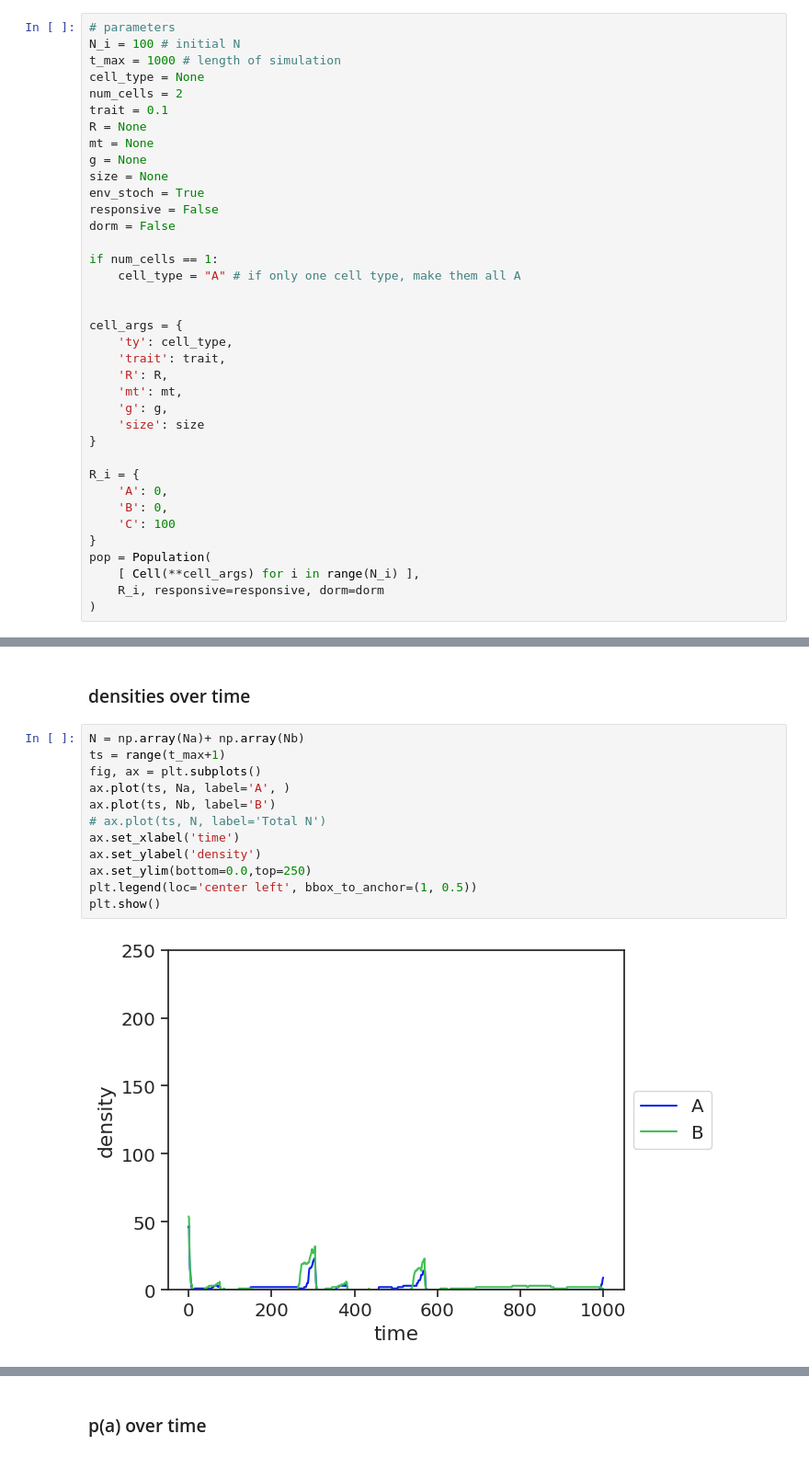
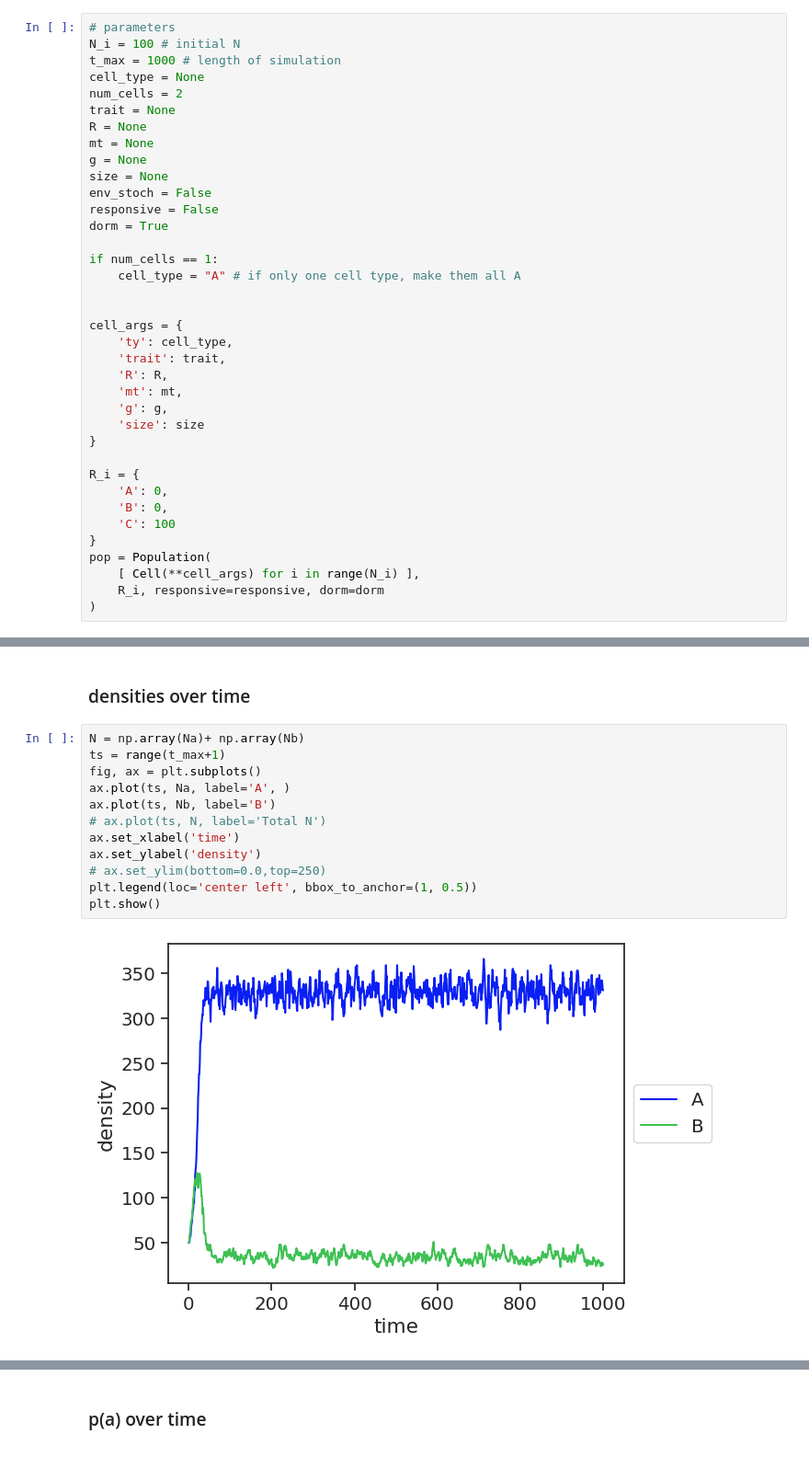
Before and after one commit to LennonLab/mutual-dorm, a Jupyter notebook: python/main.ipynb, the cells around one changed output, grey strips where cells are left out. Shown at 92% size. Saved outputs shown, nothing was run; the diff lists cells and outputs as text.

Commit message:
trait plots

```diff
--- a/python/main.ipynb
+++ b/python/main.ipynb
@@ -16,14 +16,14 @@ N_i = 100 # initial N
 t_max = 1000 # length of simulation
 cell_type = None
 num_cells = 2
-trait = 0.1
+trait = None
 R = None
 mt = None
 g = None
 size = None
-env_stoch = True
+env_stoch = False
 responsive = False
-dorm = False
+dorm = True
 
 if num_cells == 1:
     cell_type = "A" # if only one cell type, make them all A
@@ -104,17 +104,17 @@ for t in range(t_max):
 # %%
 N = np.array(Na)+ np.array(Nb)
 ts = range(t_max+1)
 fig, ax = plt.subplots()
 ax.plot(ts, Na, label='A', )
 ax.plot(ts, Nb, label='B')
 # ax.plot(ts, N, label='Total N')
 ax.set_xlabel('time')
 ax.set_ylabel('density')
-ax.set_ylim(bottom=0.0,top=250)
+# ax.set_ylim(bottom=0.0,top=250)
 plt.legend(loc='center left', bbox_to_anchor=(1, 0.5))
 plt.show()
 # %% [output]
-[figure, old version]
+[figure, new version]
 # %%
 fig, ax = plt.subplots()
 # ax.plot(ts, R, label='total')
```
Also changed, not shown: parts of 6 cells of this notebook, 2 other files.
